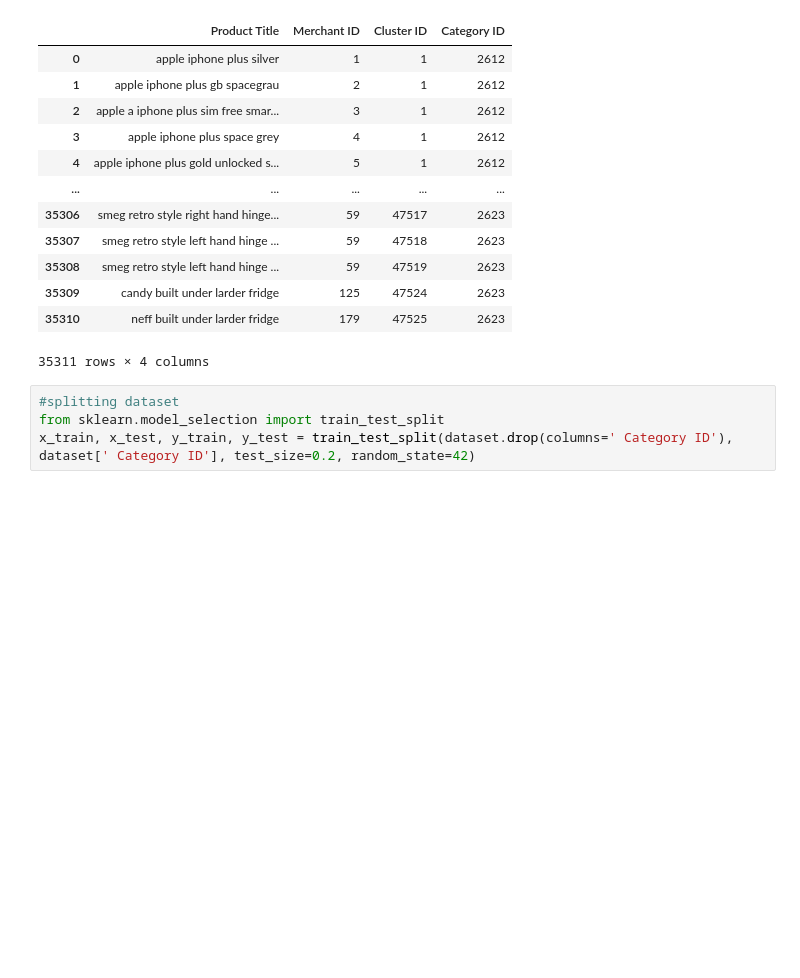
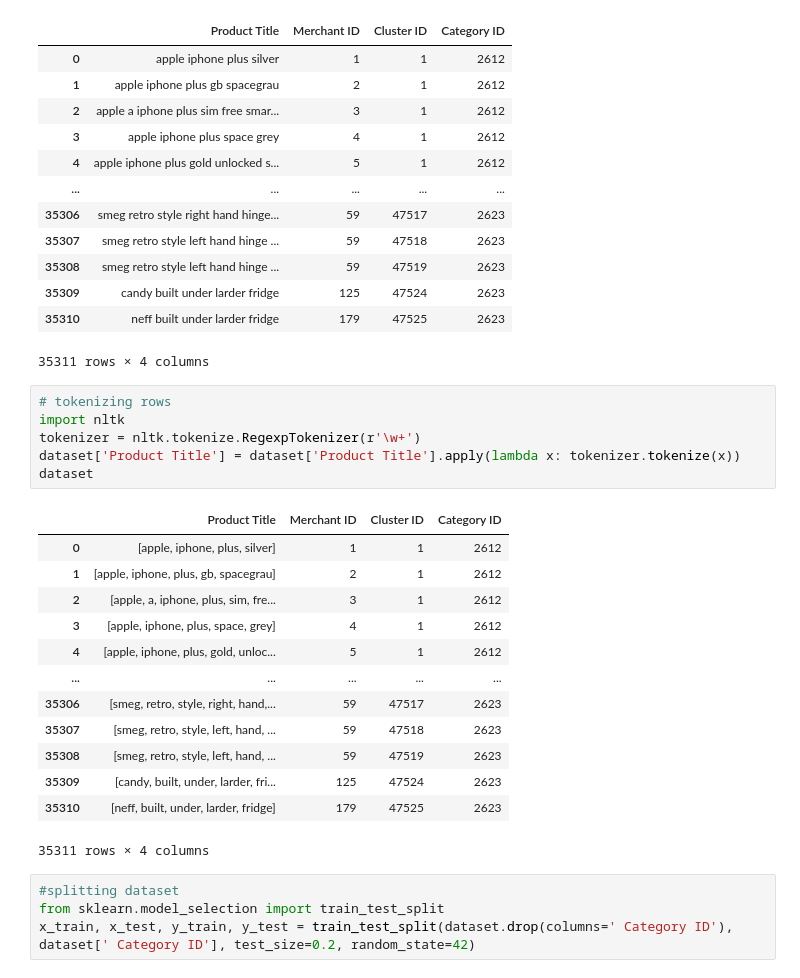
Before and after one commit to pouriaSameti/ML-Projects, a Jupyter notebook: Q2/auxilary_module.ipynb, the cells around one changed output. Drawn from its saved outputs; the diff is of its cells as text; blank space fills up the shorter version.

Commit message:
Q2 => tokenizing product title rows.

```diff
--- a/Q2/auxilary_module.ipynb
+++ b/Q2/auxilary_module.ipynb
@@ -83,6 +83,26 @@ dataset
 | 35309 | candy built under larder fridge | 125 | 47524 | 2623 |
 | 35310 | neff built under larder fridge | 179 | 47525 | 2623 |
 35311 rows × 4 columns
+# %%
+# tokenizing rows
+import nltk
+tokenizer = nltk.tokenize.RegexpTokenizer(r'\w+')
+dataset['Product Title'] = dataset['Product Title'].apply(lambda x: tokenizer.tokenize(x))
+dataset
+# %% [output]
+|  | Product Title | Merchant ID | Cluster ID | Category ID |
+| 0 | [apple, iphone, plus, silver] | 1 | 1 | 2612 |
+| 1 | [apple, iphone, plus, gb, spacegrau] | 2 | 1 | 2612 |
+| 2 | [apple, a, iphone, plus, sim, fre... | 3 | 1 | 2612 |
+| 3 | [apple, iphone, plus, space, grey] | 4 | 1 | 2612 |
+| 4 | [apple, iphone, plus, gold, unloc... | 5 | 1 | 2612 |
+| ... | ... | ... | ... | ... |
+| 35306 | [smeg, retro, style, right, hand,... | 59 | 47517 | 2623 |
+| 35307 | [smeg, retro, style, left, hand, ... | 59 | 47518 | 2623 |
+| 35308 | [smeg, retro, style, left, hand, ... | 59 | 47519 | 2623 |
+| 35309 | [candy, built, under, larder, fri... | 125 | 47524 | 2623 |
+| 35310 | [neff, built, under, larder, fridge] | 179 | 47525 | 2623 |
+35311 rows × 4 columns
 # %%
 #splitting dataset
 from sklearn.model_selection import train_test_split
```
